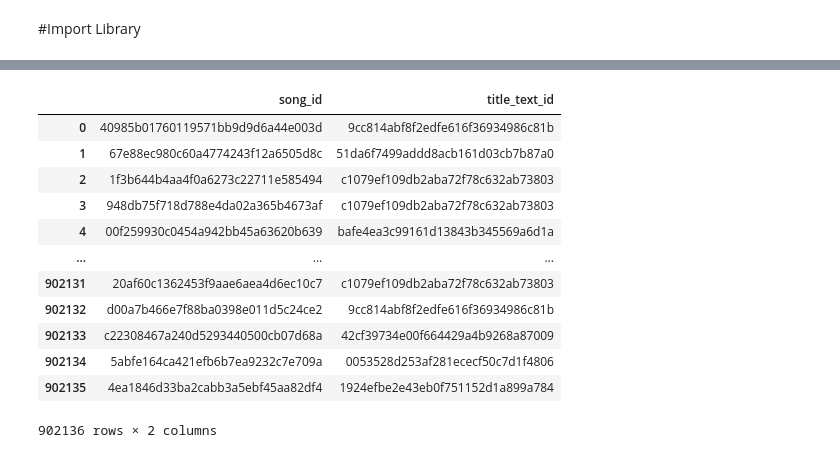
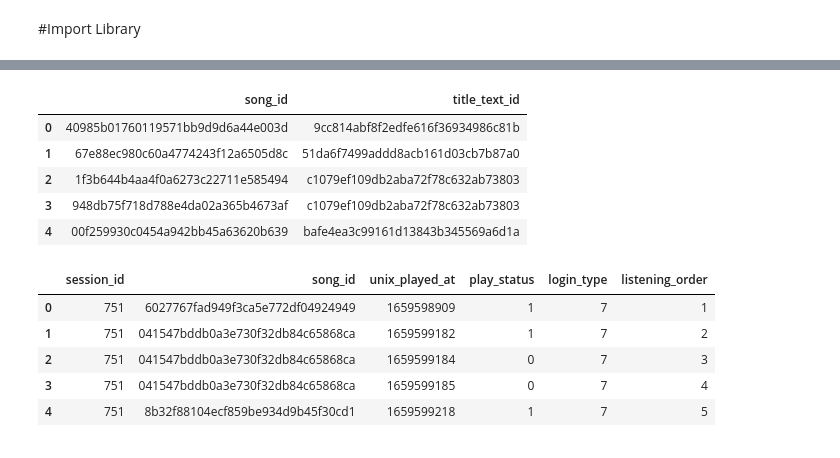
Before and after one commit to JimmyCh2001/kkcompany_datagame_schubert, a Jupyter notebook: kkcompany_datagame_schubert_019.ipynb, the cells around one changed output, grey strips where cells are left out. Cells and saved outputs as stored; diff of their text form; code cells hidden in the pictures.

```diff
--- a/kkcompany_datagame_schubert_019.ipynb
+++ b/kkcompany_datagame_schubert_019.ipynb
@@ -60,16 +57,18 @@ meta_song
 # %%
-meta_song_title
+meta_song_title.head()
 # %% [output]
 |  | song_id | title_text_id |
 | 0 | 40985b01760119571bb9d9d6a44e003d | 9cc814abf8f2edfe616f36934986c81b |
 | 1 | 67e88ec980c60a4774243f12a6505d8c | 51da6f7499addd8acb161d03cb7b87a0 |
 | 2 | 1f3b644b4aa4f0a6273c22711e585494 | c1079ef109db2aba72f78c632ab73803 |
 | 3 | 948db75f718d788e4da02a365b4673af | c1079ef109db2aba72f78c632ab73803 |
 | 4 | 00f259930c0454a942bb45a63620b639 | bafe4ea3c99161d13843b345569a6d1a |
-| ... | ... | ... |
-| 902131 | 20af60c1362453f9aae6aea4d6ec10c7 | c1079ef109db2aba72f78c632ab73803 |
-| 902132 | d00a7b466e7f88ba0398e011d5c24ce2 | 9cc814abf8f2edfe616f36934986c81b |
-| 902133 | c22308467a240d5293440500cb07d68a | 42cf39734e00f664429a4b9268a87009 |
-| 902134 | 5abfe164ca421efb6b7ea9232c7e709a | 0053528d253af281ececf50c7d1f4806 |
-| 902135 | 4ea1846d33ba2cabb3a5ebf45aa82df4 | 1924efbe2e43eb0f751152d1a899a784 |
-902136 rows × 2 columns
+# %%
+label_train.head()
+# %% [output]
+|  | session_id | song_id | unix_played_at | play_status | login_type | listening_order |
+| 0 | 751 | 6027767fad949f3ca5e772df04924949 | 1659598909 | 1 | 7 | 1 |
+| 1 | 751 | 041547bddb0a3e730f32db84c65868ca | 1659599182 | 1 | 7 | 2 |
+| 2 | 751 | 041547bddb0a3e730f32db84c65868ca | 1659599184 | 0 | 7 | 3 |
+| 3 | 751 | 041547bddb0a3e730f32db84c65868ca | 1659599185 | 0 | 7 | 4 |
+| 4 | 751 | 8b32f88104ecf859be934d9b45f30cd1 | 1659599218 | 1 | 7 | 5 |
```
Also changed, not shown: parts of 9 cells of this notebook.
